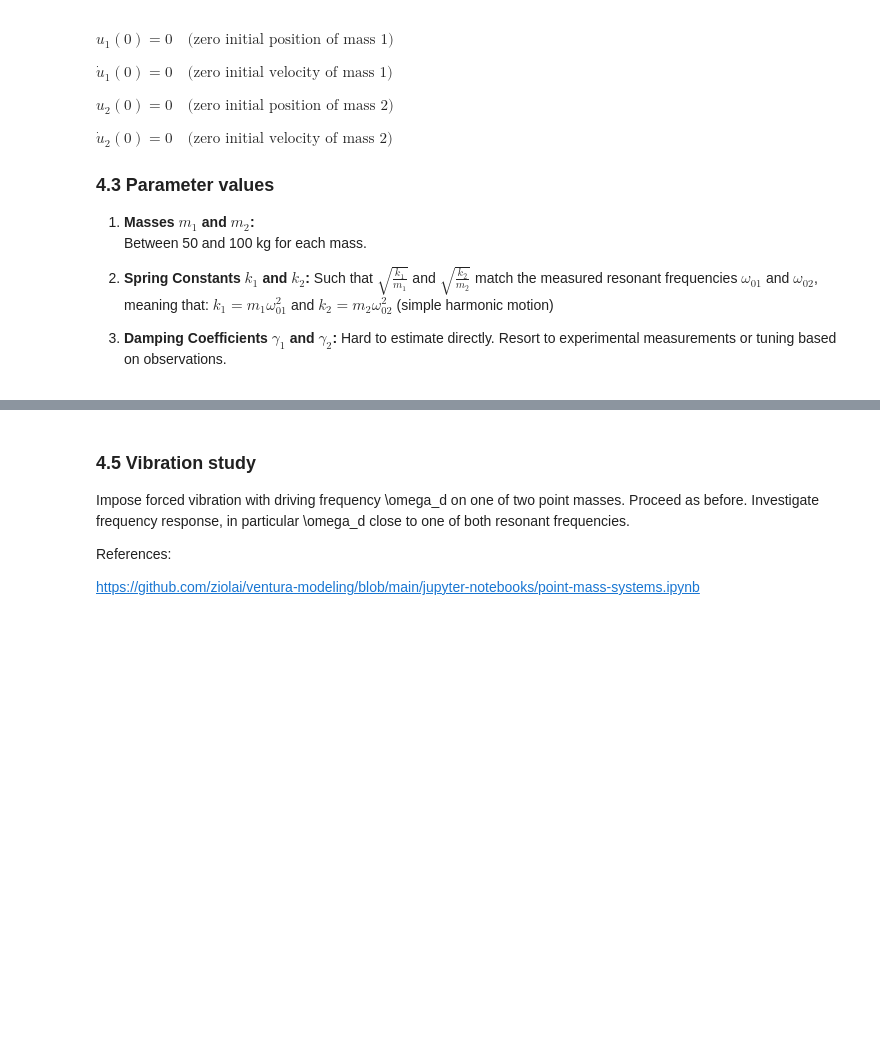
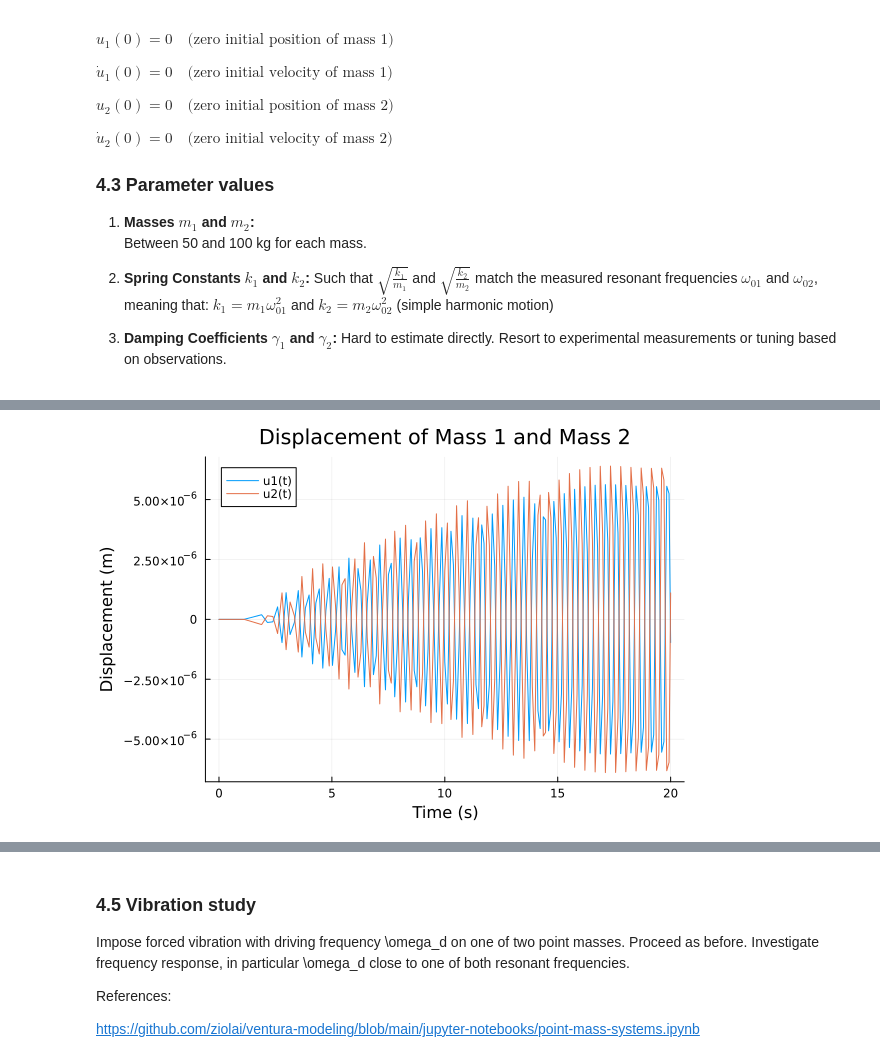
Before and after one commit to AnouchkaDESMETTRE/TU_Delft_Internship, a Jupyter notebook: Anouchka_TU_DELFT_Internship.ipynb, the cells around one changed output, grey strips where cells are left out. Drawn from its saved outputs; the diff is of its cells as text; code cells hidden in the pictures; blank space fills up the shorter version.

```diff
--- a/Anouchka_TU_DELFT_Internship.ipynb
+++ b/Anouchka_TU_DELFT_Internship.ipynb
@@ -1121,0 +1201,44 @@ This description provides a structured approach to analyze the response of a two
+# %%
+using DifferentialEquations, Plots
+
+# Parameters
+m1 = 75.0                    # Mass of the first object (kg)
+m2 = 80.0                    # Mass of the second object (kg)
+ω01 = 2 * π * 1.5            # Resonant frequency of the first mass (rad/s)
+ω02 = 2 * π * 1.6            # Resonant frequency of the second mass (rad/s)
+k1 = m1 * ω01^2              # Spring constant for the first mass
+k2 = m2 * ω02^2              # Spring constant for the second mass
+γ1 = 0.1                     # Damping coefficient for the first mass
+γ2 = 0.1                     # Damping coefficient for the second mass
+F0 = 1.0                     # Amplitude of the impulse
+t0 = 0.5                     # Time of impact
+sigma = 0.01                 # Width of Gaussian pulse
+
+# Define the system of equations for the two-mass system
+function two_mass_system!(du, u, p, t)
+    m1, m2, γ1, γ2, k1, k2, F0, t0, sigma = p
+    du[1] = u[2]
+    du[2] = (F0 * exp(-((t - t0)^2) / (2 * sigma^2)) - γ1 * u[2] - k1 * (u[1] - u[3])) / m1
+    du[3] = u[4]
+    du[4] = (-γ2 * u[4] - k2 * (u[3] - u[1])) / m2
+end
+
+# Initial conditions
+u0 = [0.0, 0.0, 0.0, 0.0]    # [u1(0), u1'(0), u2(0), u2'(0)]
+tspan = (0.0, 20.0)          # Time span
+
+# Problem definition
+p = [m1, m2, γ1, γ2, k1, k2, F0, t0, sigma]
+prob = ODEProblem(two_mass_system!, u0, tspan, p)
+
+# Solve the problem
+sol = solve(prob, Tsit5())
+
+# Plot the solutions
+plot(sol.t, sol[1,:], label="u1(t)", xlabel="Time (s)", ylabel="Displacement (m)", title="Displacement of Mass 1 and Mass 2")
+plot!(sol.t, sol[3,:], label="u2(t)")
+
+# Display the plot
+display(plot!())
+# %% [output]
+[figure, added]
```
Also changed, not shown: parts of 7 cells of this notebook.
